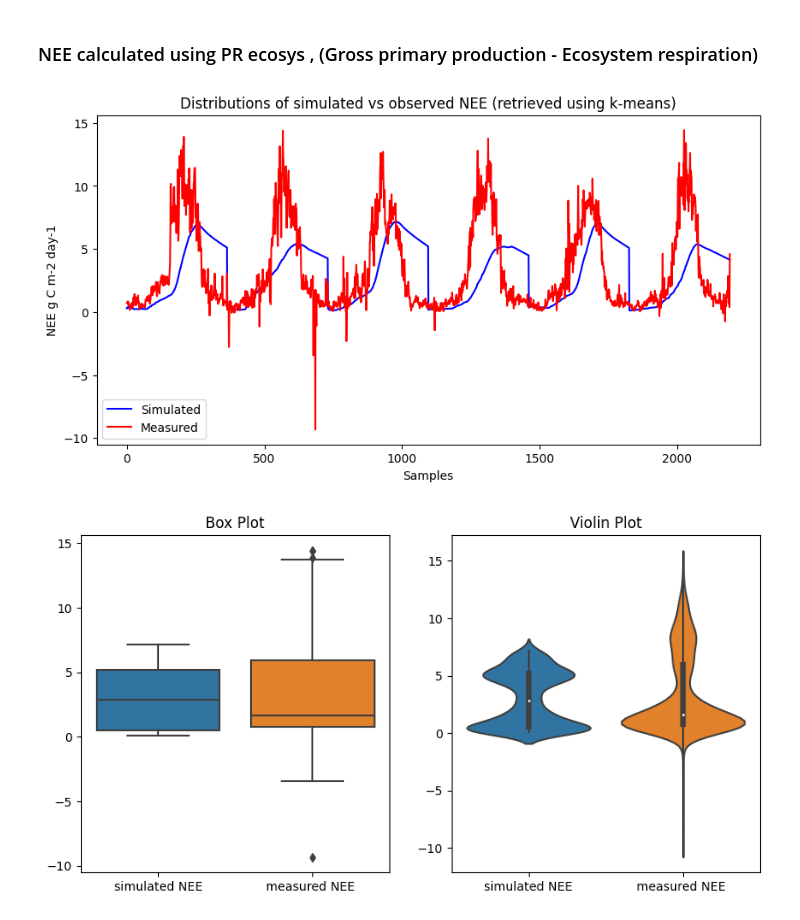
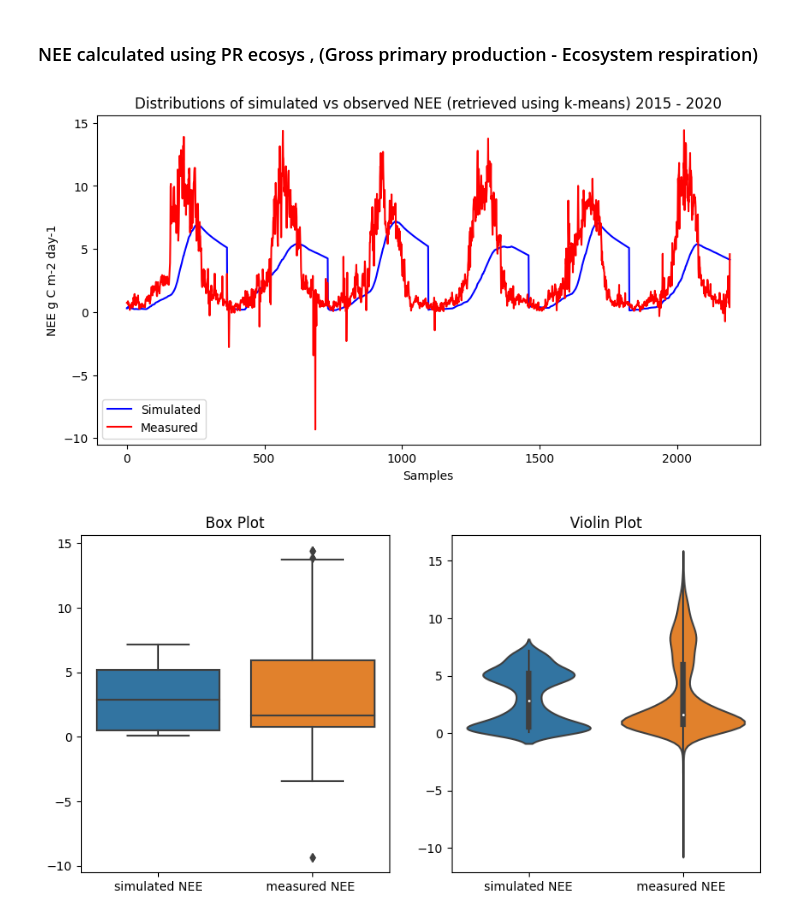
Before and after one commit to DinisDimitris/Net-ecosystem-exchange-Quantification, a Jupyter notebook: AnalysisNEE.ipynb, the cells around one changed output. Drawn from its saved outputs; the diff is of its cells as text; code cells hidden in the pictures.

```diff
--- a/AnalysisNEE.ipynb
+++ b/AnalysisNEE.ipynb
@@ -54,9 +54,9 @@ def plot_against_time(eco_nee : pd.Series, obs_nee : pd.Series, title: str = 'NE
     # Show the plot
     plt.show()
 # %%
-plot_against_time(df_irr['NEE'][:2192], observed_df['NEE'],  'Distributions of simulated vs observed NEE (retrieved using k-means)')
+plot_against_time(df_irr['NEE'][:2192], observed_df['NEE'],  'Distributions of simulated vs observed NEE (retrieved using k-means) 2015 - 2020')
 # %% [output]
-[figure, old version]
+[figure, new version]
 # %%
 dat = pd.DataFrame({'simulated NEE' : df_irr['NEE'][:2192], 'measured NEE ' : observed_df['NEE']})
 fig, (ax1, ax2) = plt.subplots(ncols=2, figsize=(10, 5))
```
Also changed, not shown: 15 other files.
